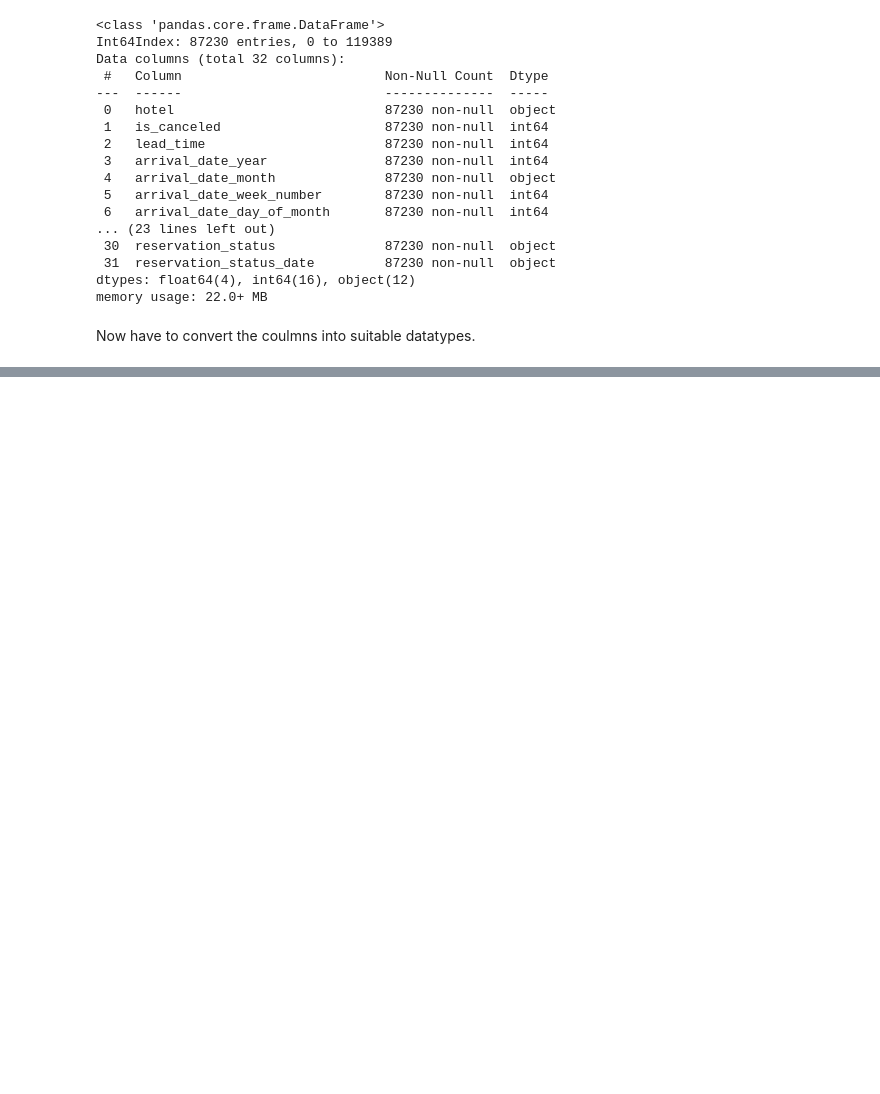
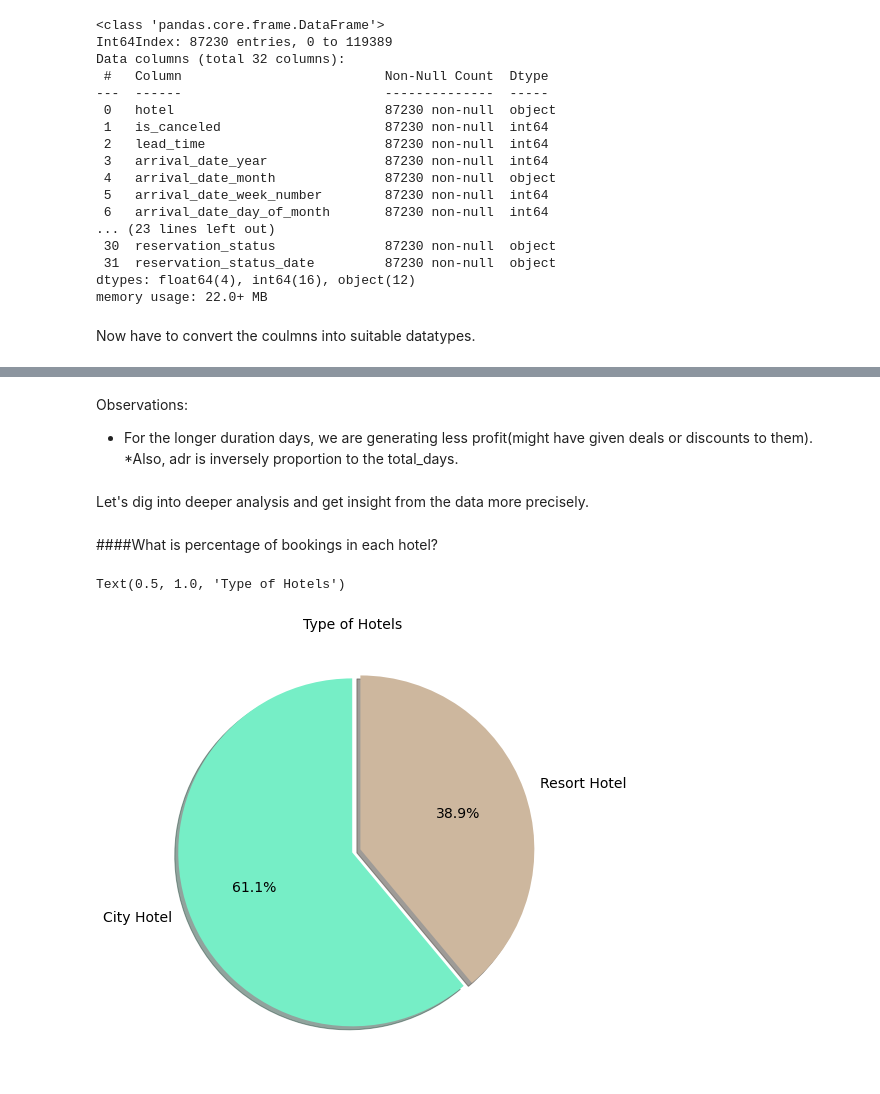
Before and after one commit to gauravmalakar08/Hotel-Booking-Analysis, a Jupyter notebook: Hotel_Booking_Analysis_Capstone_Project.ipynb, the cells around one changed output, grey strips where cells are left out. Drawn from its saved outputs; the diff is of its cells as text; code cells hidden in the pictures; blank space fills up the shorter version.

```diff
--- a/Hotel_Booking_Analysis_Capstone_Project.ipynb
+++ b/Hotel_Booking_Analysis_Capstone_Project.ipynb
@@ -236,0 +269,21 @@ Index(['hotel', 'is_canceled', 'lead_time', 'arrival_date_year',
+# %% [markdown]
+Observations:
+
+
+*   For the longer duration days, we are generating less profit(might have given deals or discounts to them).
+*Also, adr is inversely proportion to the total_days.
+# %% [markdown]
+Let's dig into deeper analysis and get insight from the data more precisely.
+# %% [markdown]
+####What is percentage of bookings in each hotel?
+# %%
+plt.rcParams['figure.figsize'] = 8,8
+labels = df1['hotel'].value_counts().index.tolist()
+sizes = df1['hotel'].value_counts().tolist()
+explode = (0, 0.05)
+colors = ['#76EEC6','#CDB79E']
+plt.pie(sizes, explode=explode, labels=labels, colors=colors, autopct='%1.1f%%',startangle=90, shadow=True, textprops={'fontsize': 14})
+plt.title("Type of Hotels", fontsize=14)
+# %% [output]
+Text(0.5, 1.0, 'Type of Hotels')
+[figure, added]
```
Also changed, not shown: parts of 57 cells of this notebook.
